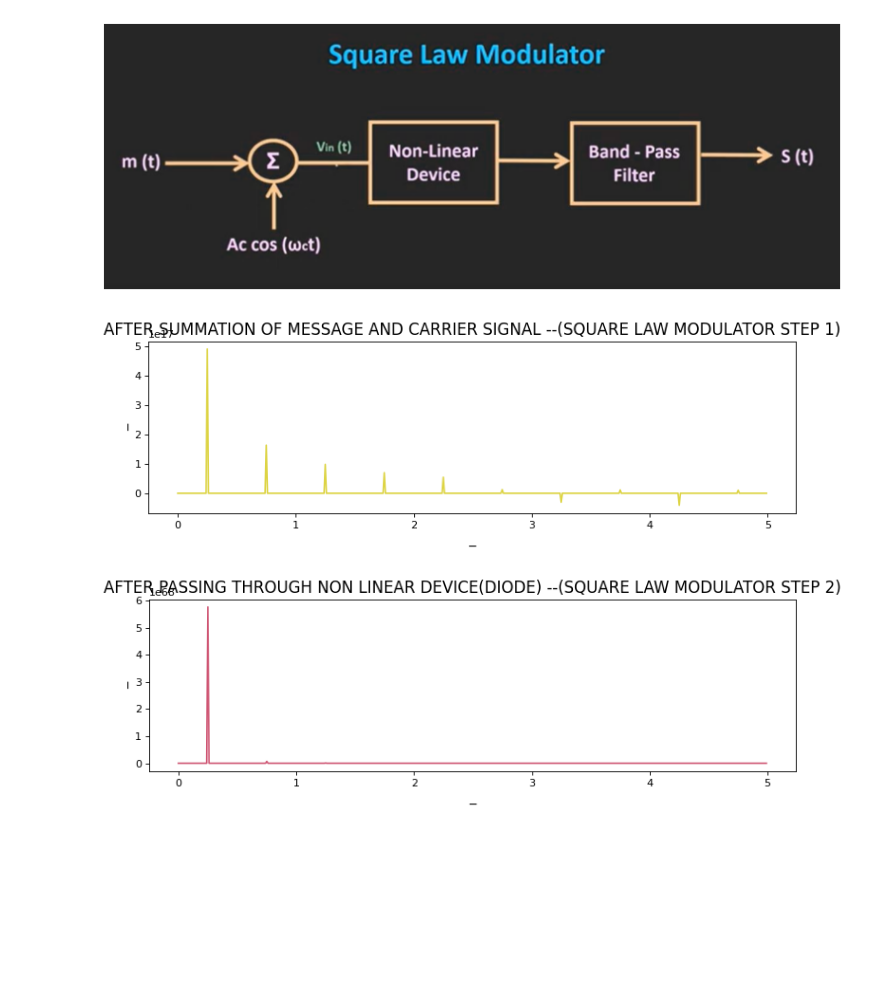
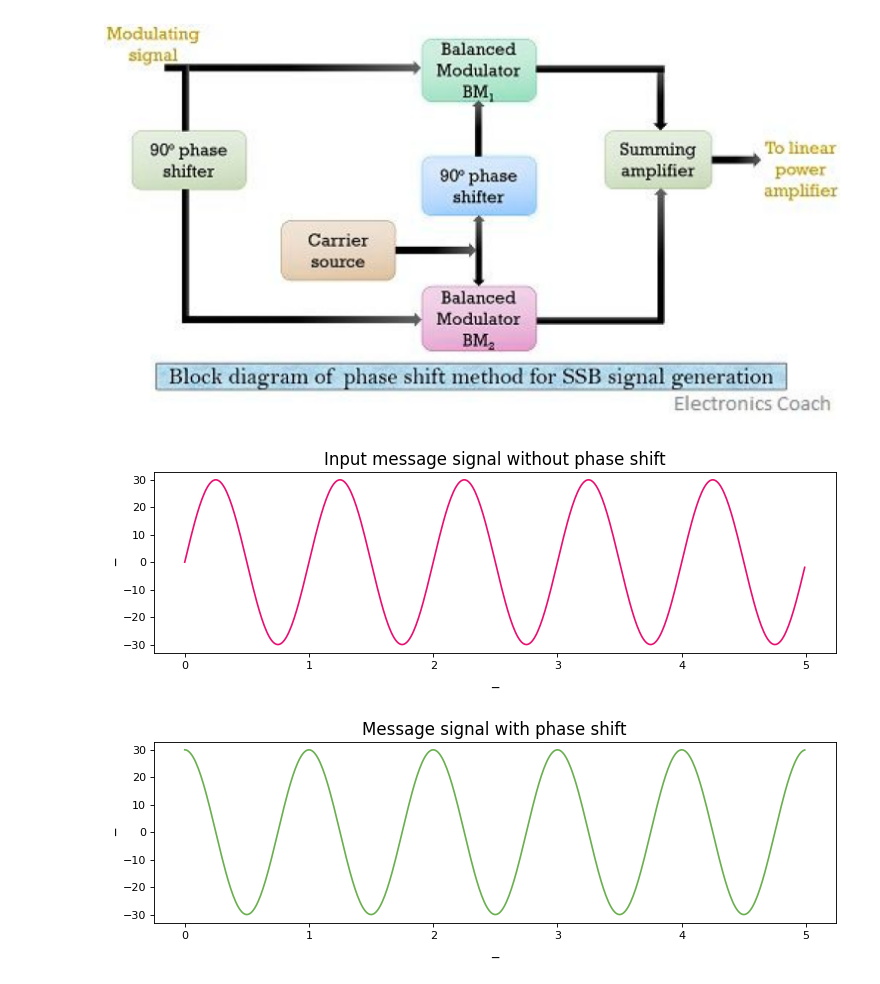
Before and after one commit to Udaysonu/Analog_communication_system_LIBRARY, a Jupyter notebook: ACS_Library.ipynb, the cells around one changed output. Cells and saved outputs as stored; diff of their text form; code cells hidden in the pictures; blank space fills up the shorter version.

```diff
--- a/ACS_Library.ipynb
+++ b/ACS_Library.ipynb
@@ -4,7 +4,7 @@ import numpy as np
 import matplotlib.pyplot as plt
 from matplotlib.pyplot import figure
 import cv2
-
+import scipy.integrate
 # Amplitude_Modulation_class
 class Amplitude_Modulation:
     def __init__(self,message_angular_freq=1,carrier_angular_freq=10,
@@ -213,35 +213,35 @@ class Amplitude_Modulation:
 
         #carrier with 90 degree phase shift
         carrier_with_90=self.carrier_signal=self.carrier_amplitude*np.sin(2*np.pi*self.carrier_angular_freq*self.time+angle_oscillator)
         self.plot(self.get_time(),carrier_with_90,title="Carrier signal with Phase shift")
 
 
         # OUTPUT of balance modulator BM1
         product_mod_m1=message_without_90*carrier_with_90
         self.plot(self.get_time(),product_mod_m1,title="OUTPUT of Balanced Modulator BM1")
 
         #OUTPUT of balance modulator BM2
         product_mod_m2=message_with_90*carrier_without_90
         self.plot(self.get_time(),product_mod_m2,title="OUTPUT of Balanced Modulator BM2")
 
         adder1=product_mod_m1-product_mod_m2
         adder2=product_mod_m1+product_mod_m2
         if upper==True:
             self.plot(self.get_time(),adder2,title="Suppressed Carrier and Lower sideband")
             return adder2
         else:
             self.plot(self.get_time(),adder1,title="Suppressed Carrier and Upper sideband")
             return adder1
         ac.fourier_trainsfrom(adder)
 
 #         self.plot(self.get_time(),adder,title="helo")
 
-ac=Amplitude_Modulation(message_signal='tan')
+ac=Amplitude_Modulation(message_signal='sin')
 # ac.fourier_trainsfrom(ac.phase_shift_method())
 # ac.plot(ac.get_time(),ac.analog_multiplier())
 # ac.fourier_trainsfrom(ac.analog_multiplier())
-ac.square_law_modulator()
+k=ac.phase_shift_method(angle_oscillator=np.pi/2)
 # %% [output]
-[figure, old version]
+[figure, new version]
-[figure, old version]
+[figure, new version]
-[figure, old version]
+[figure, new version]
```
Also changed, not shown: parts of 3 cells of this notebook, 3 other files.
